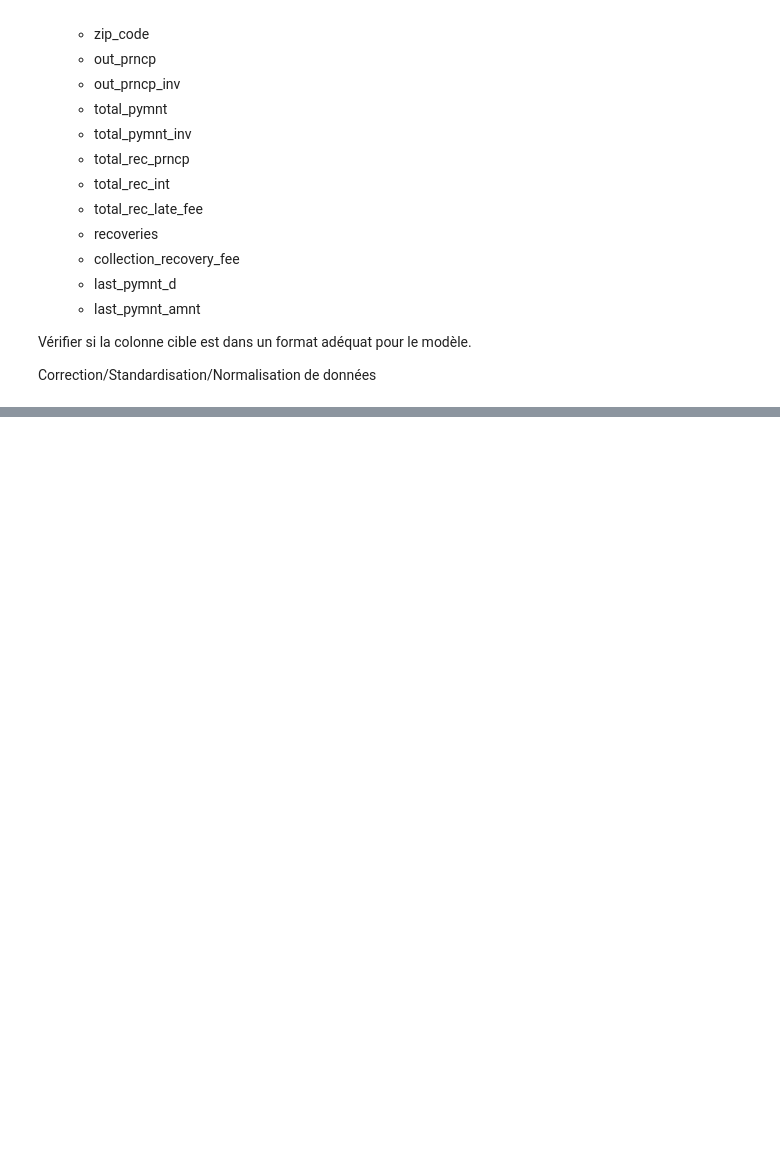
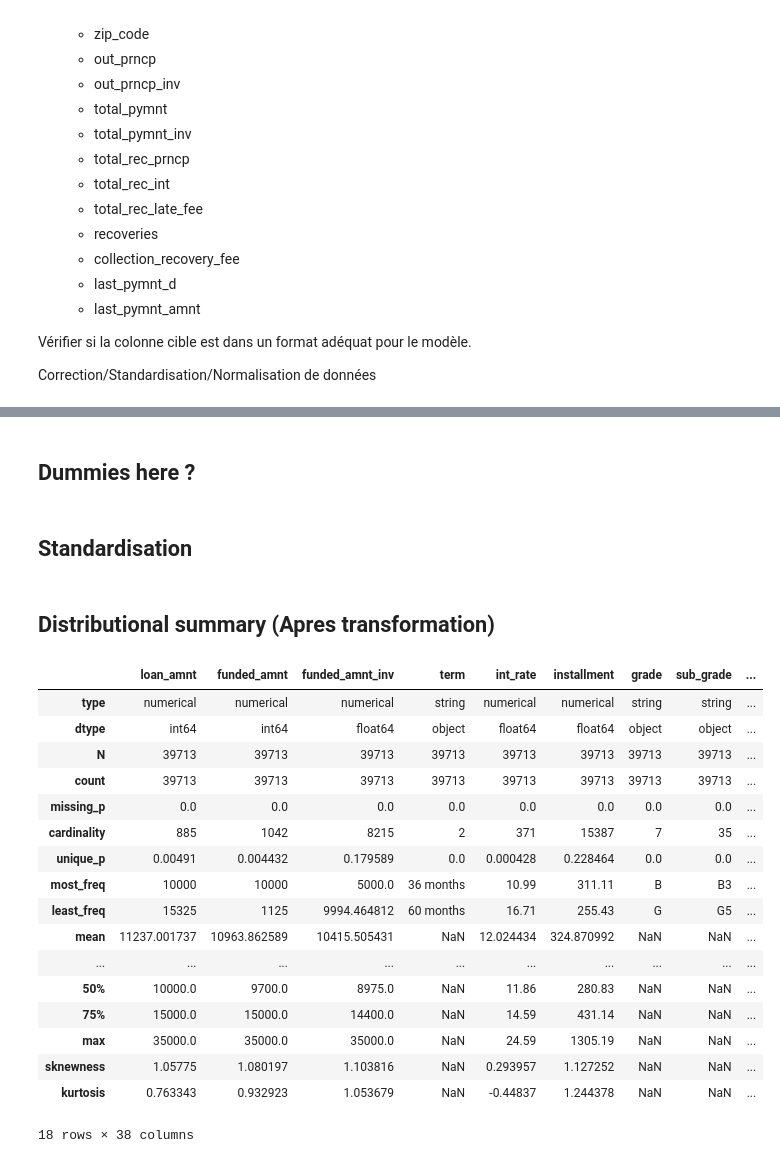
Before and after one commit to fredjgermain/transformation_tp1, a Jupyter notebook: partie2.ipynb, the cells around one changed output, grey strips where cells are left out. Drawn from its saved outputs; the diff is of its cells as text; code cells hidden in the pictures; blank space fills up the shorter version.

Commit message:
basic transformation partie 2

```diff
--- a/partie2.ipynb
+++ b/partie2.ipynb
@@ -52,3 +52,39 @@ def convert_date(serie:pd.Series):
 
 def delta_month(d1:pd.Series, d2:pd.Series):
 	return ( (d1.dt.year - d2.dt.year) * 12 + (d1.dt.month - d2.dt.month) ).astype('Int64')
+
+def reverse_encoding(serie:pd.Series, encoding:dict):
+	reversed = { v:k for k,v in encoding.items() } # ! reverse to encoding to get conversion FROM cat -> num instead of num -> cat
+	return [ reversed.get(v, np.nan) for v in serie.values ]
+
+
+summary = distributional_summary(df_data)
+varname_id = ['id', 'member_id']
+varname_cardinality_1 = summary.loc[:, summary.loc['cardinality'] == 1].columns # ! to document.
+varname_date = ['last_pymnt_d', 'last_credit_pull_d', 'earliest_cr_line', 'issue_d']
+varname_percentage = ['int_rate', 'revol_util']
+# %%
+
+df = df_data.copy()
+# ! subgrade
+#df['_sub_grade'] = [ int(str(v)[1]) for v in df['sub_grade']]
+#df['_sub_grade'].unique()
+
+cat_var = ['term', 'grade', 'sub_grade', 'home_ownership', 'verification_status', 'loan_status', 'addr_state']
+
+encodings = {
+  'emp_length':{
+    0: '< 1 year',
+    1: '1 year',
+    2: '2 years',
+    3: '3 years',
+    4: '4 years',
+    5: '5 years',
+    6: '6 years',
+    7: '7 years',
+    8: '8 years',
+    9: '9 years',
+    10: '10+ years'}
+}
+for c in cat_var:
+	encodings[c] = { i:v for i,v in enumerate(sorted(df[c].unique()))}
@@ -54,0 +175,28 @@ def delta_month(d1:pd.Series, d2:pd.Series):
+# %% [markdown]
+## Dummies here ?
+# %% [markdown]
+## Standardisation
+# %% [markdown]
+## Distributional summary (Apres transformation)
+# %%
+summary = distributional_summary(df_transformed)
+summary
+# %% [output]
+|  | loan_amnt | funded_amnt | funded_amnt_inv | term | int_rate | installment | grade | sub_grade | ... |
+| type | numerical | numerical | numerical | string | numerical | numerical | string | string | ... |
+| dtype | int64 | int64 | float64 | object | float64 | float64 | object | object | ... |
+| N | 39713 | 39713 | 39713 | 39713 | 39713 | 39713 | 39713 | 39713 | ... |
+| count | 39713 | 39713 | 39713 | 39713 | 39713 | 39713 | 39713 | 39713 | ... |
+| missing_p | 0.0 | 0.0 | 0.0 | 0.0 | 0.0 | 0.0 | 0.0 | 0.0 | ... |
+| cardinality | 885 | 1042 | 8215 | 2 | 371 | 15387 | 7 | 35 | ... |
+| unique_p | 0.00491 | 0.004432 | 0.179589 | 0.0 | 0.000428 | 0.228464 | 0.0 | 0.0 | ... |
+| most_freq | 10000 | 10000 | 5000.0 | 36 months | 10.99 | 311.11 | B | B3 | ... |
+| least_freq | 15325 | 1125 | 9994.464812 | 60 months | 16.71 | 255.43 | G | G5 | ... |
+| mean | 11237.001737 | 10963.862589 | 10415.505431 | NaN | 12.024434 | 324.870992 | NaN | NaN | ... |
+| ... | ... | ... | ... | ... | ... | ... | ... | ... | ... |
+| 50% | 10000.0 | 9700.0 | 8975.0 | NaN | 11.86 | 280.83 | NaN | NaN | ... |
+| 75% | 15000.0 | 15000.0 | 14400.0 | NaN | 14.59 | 431.14 | NaN | NaN | ... |
+| max | 35000.0 | 35000.0 | 35000.0 | NaN | 24.59 | 1305.19 | NaN | NaN | ... |
+| sknewness | 1.05775 | 1.080197 | 1.103816 | NaN | 0.293957 | 1.127252 | NaN | NaN | ... |
+| kurtosis | 0.763343 | 0.932923 | 1.053679 | NaN | -0.44837 | 1.244378 | NaN | NaN | ... |
+18 rows × 38 columns
```
Also changed, not shown: parts of 4 cells of this notebook, 1 other file.
